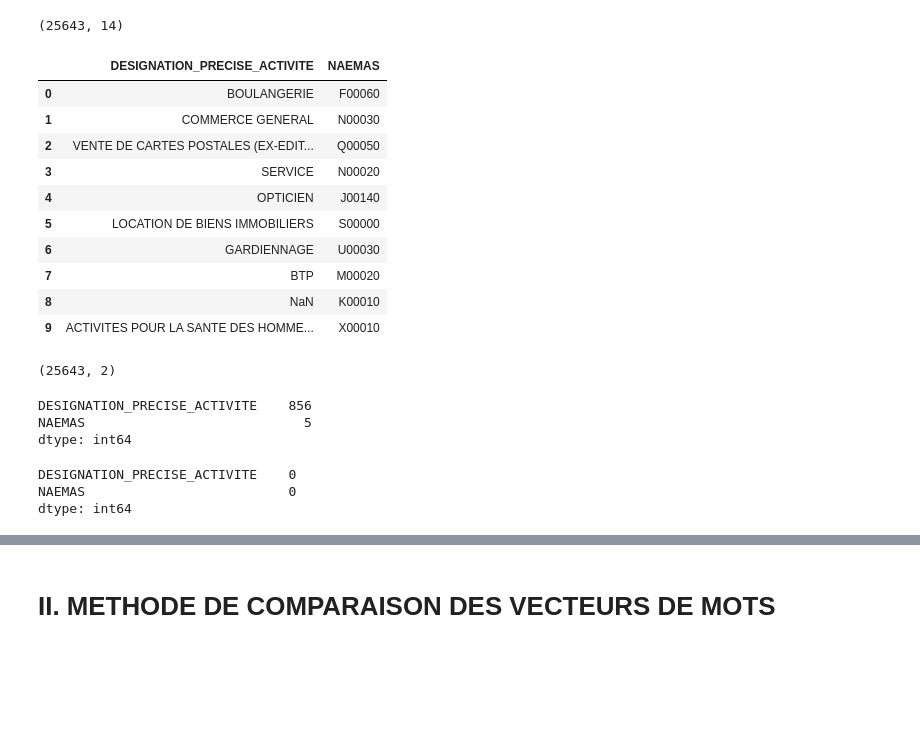
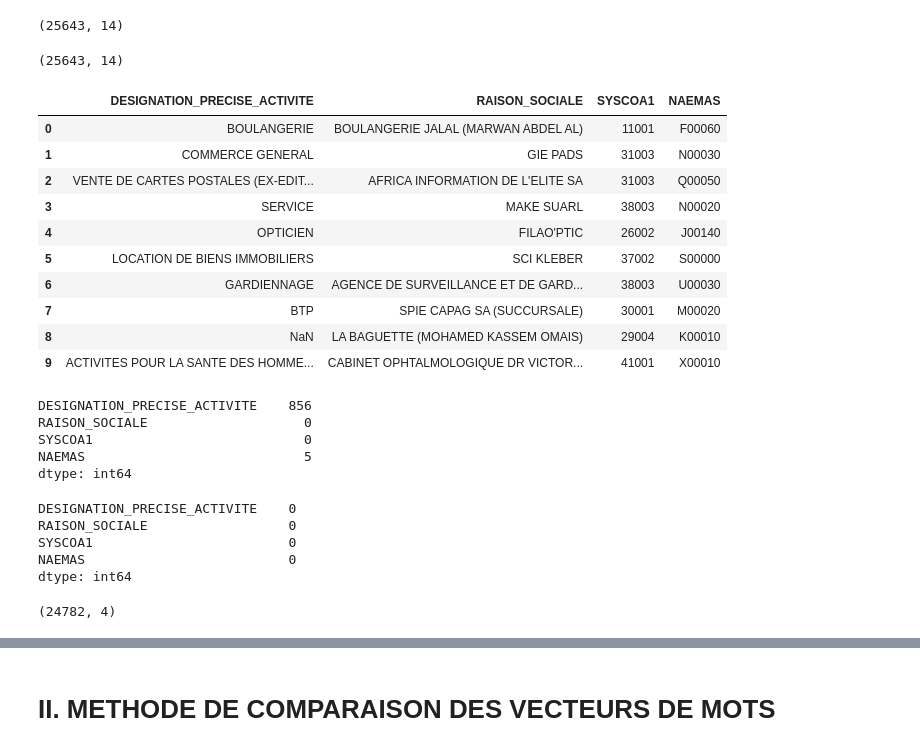
Before and after one commit to tafamb/Classification-NAEMAS, a Jupyter notebook: Class_NAEMAS.ipynb, the cells around one changed output, grey strips where cells are left out. Cells and saved outputs as stored; diff of their text form; code cells hidden in the pictures; blank space fills up the shorter version.

```diff
--- a/Class_NAEMAS.ipynb
+++ b/Class_NAEMAS.ipynb
@@ -27,35 +29,45 @@ base.shape
+# %%
+base.shape
+# %% [output]
+(25643, 14)
 # %%
 # Selection des variables en jeu
-df=base[["DESIGNATION_PRECISE_ACTIVITE","NAEMAS"]]
+df=base[["DESIGNATION_PRECISE_ACTIVITE","RAISON_SOCIALE","SYSCOA1","NAEMAS"]]
 df.head(10)
 # %% [output]
-|  | DESIGNATION_PRECISE_ACTIVITE | NAEMAS |
-| 0 | BOULANGERIE | F00060 |
-| 1 | COMMERCE GENERAL | N00030 |
-| 2 | VENTE DE CARTES POSTALES (EX-EDIT... | Q00050 |
-| 3 | SERVICE | N00020 |
-| 4 | OPTICIEN | J00140 |
-| 5 | LOCATION DE BIENS IMMOBILIERS | S00000 |
-| 6 | GARDIENNAGE | U00030 |
-| 7 | BTP | M00020 |
-| 8 | NaN | K00010 |
-| 9 | ACTIVITES POUR LA SANTE DES HOMME... | X00010 |
+|  | DESIGNATION_PRECISE_ACTIVITE | RAISON_SOCIALE | SYSCOA1 | NAEMAS |
+| 0 | BOULANGERIE | BOULANGERIE JALAL (MARWAN ABDEL AL) | 11001 | F00060 |
+| 1 | COMMERCE GENERAL | GIE PADS | 31003 | N00030 |
+| 2 | VENTE DE CARTES POSTALES (EX-EDIT... | AFRICA INFORMATION DE L'ELITE SA | 31003 | Q00050 |
+| 3 | SERVICE | MAKE SUARL | 38003 | N00020 |
+| 4 | OPTICIEN | FILAO'PTIC | 26002 | J00140 |
+| 5 | LOCATION DE BIENS IMMOBILIERS | SCI KLEBER | 37002 | S00000 |
+| 6 | GARDIENNAGE | AGENCE DE SURVEILLANCE ET DE GARD... | 38003 | U00030 |
+| 7 | BTP | SPIE CAPAG SA (SUCCURSALE) | 30001 | M00020 |
+| 8 | NaN | LA BAGUETTE (MOHAMED KASSEM OMAIS) | 29004 | K00010 |
+| 9 | ACTIVITES POUR LA SANTE DES HOMME... | CABINET OPHTALMOLOGIQUE DR VICTOR... | 41001 | X00010 |
+# %%
+# Détection des lignes manquantes
+df.isnull().sum()
+# %% [output]
+DESIGNATION_PRECISE_ACTIVITE    856
+RAISON_SOCIALE                    0
+SYSCOA1                           0
+NAEMAS                            5
+dtype: int64
+# %%
+# Suppression des lignes manquantes
+df= df.dropna()
+
+# Vérification
+df.isnull().sum()
+# %% [output]
+DESIGNATION_PRECISE_ACTIVITE    0
+RAISON_SOCIALE                  0
+SYSCOA1                         0
+NAEMAS                          0
+dtype: int64
 # %%
 df.shape
 # %% [output]
-(25643, 2)
+(24782, 4)
-# %%
-# Détection des lignes manquantes
-df.isnull().sum()
-# %% [output]
-DESIGNATION_PRECISE_ACTIVITE    856
-NAEMAS                            5
-dtype: int64
-# %%
-# Suppression des lignes manquantes
-df= df.dropna()
-df.isnull().sum()
-# %% [output]
-DESIGNATION_PRECISE_ACTIVITE    0
-NAEMAS                          0
-dtype: int64
```
Also changed, not shown: parts of 36 cells of this notebook.
